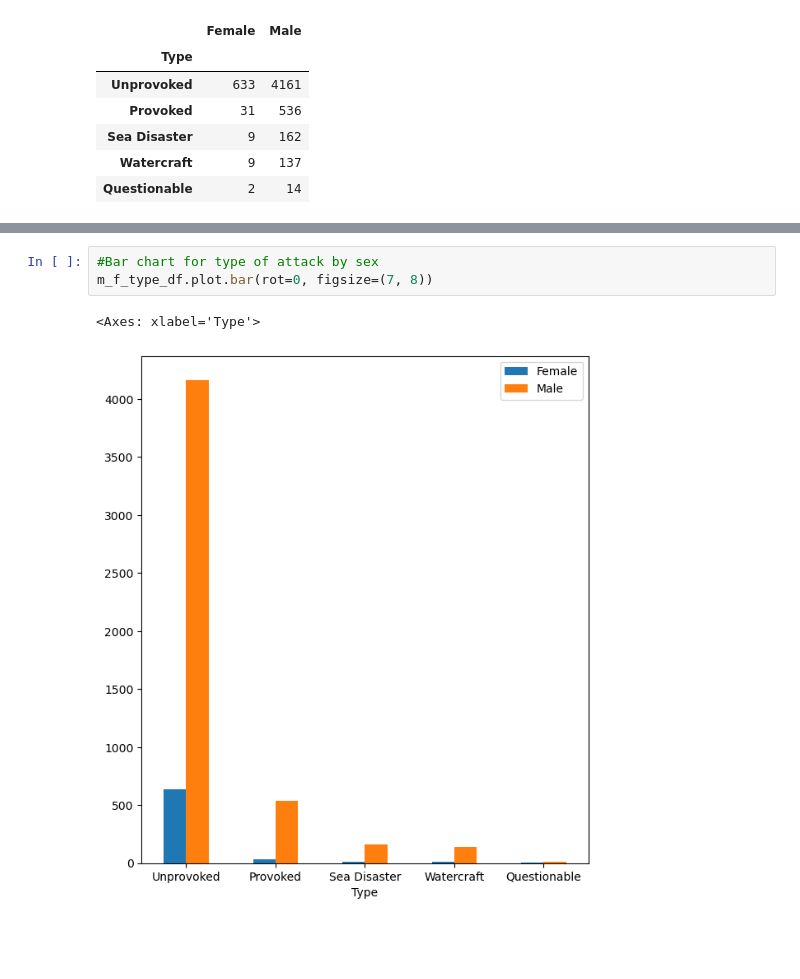
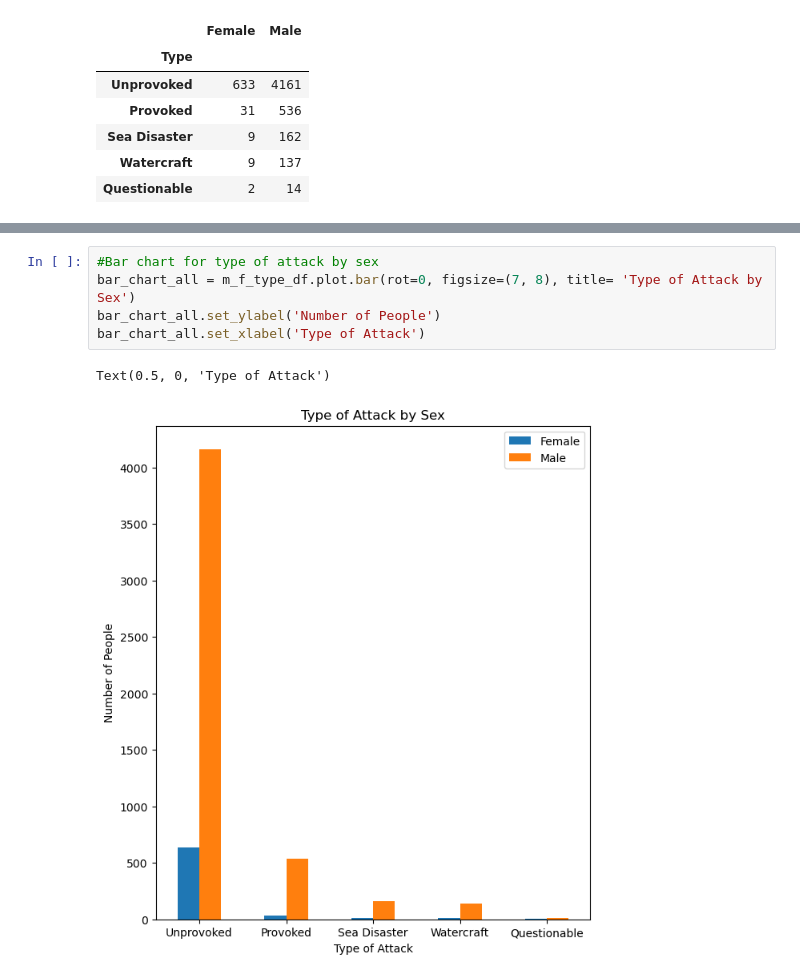
Before and after one commit to Tadespi/Project_1, a Jupyter notebook: Shark attack gender analysis.ipynb, the cells around one changed output, grey strips where cells are left out. Saved outputs shown, nothing was run; the diff lists cells and outputs as text; blank space fills up the shorter version.

```diff
--- a/Shark attack gender analysis.ipynb
+++ b/Shark attack gender analysis.ipynb
@@ -94,8 +116,10 @@ m_f_type_df
 # %%
 #Bar chart for type of attack by sex
-m_f_type_df.plot.bar(rot=0, figsize=(7, 8))
+bar_chart_all = m_f_type_df.plot.bar(rot=0, figsize=(7, 8), title= 'Type of Attack by Sex')
+bar_chart_all.set_ylabel('Number of People')
+bar_chart_all.set_xlabel('Type of Attack')
 # %% [output]
-<Axes: xlabel='Type'>
+Text(0.5, 0, 'Type of Attack')
-[figure, old version]
+[figure, new version]
 # %%
 #Bar chart for provoked vs unprovoked by sex
```
Also changed, not shown: parts of 7 cells of this notebook.
